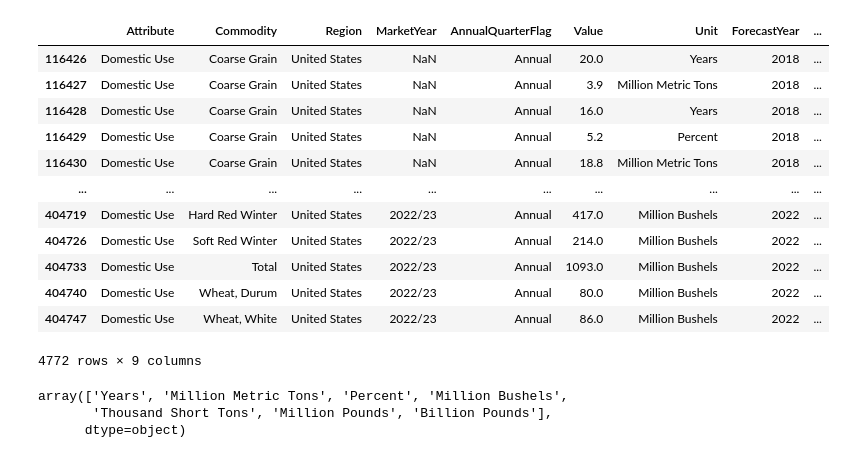
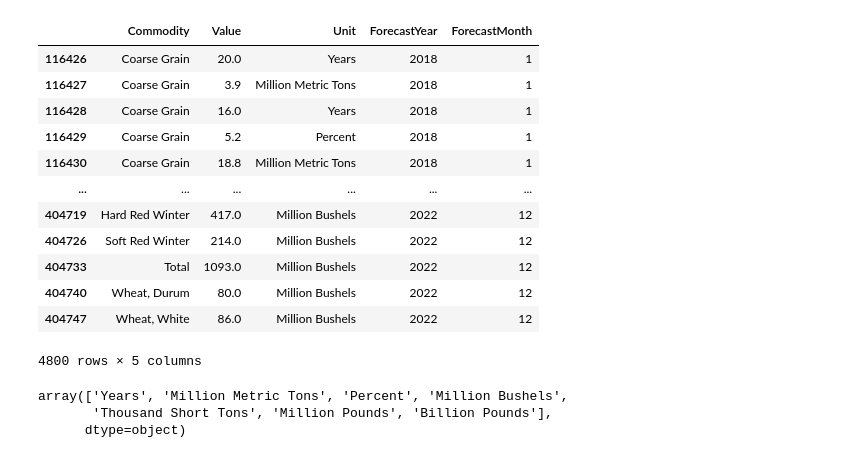
Before and after one commit to ajoyg/covid19_food_prod_impact, a Jupyter notebook: food_production_analysis/UDSA_Analysis.ipynb, the cells around one changed output. Saved outputs shown, nothing was run; the diff lists cells and outputs as text; code cells hidden in the pictures.

```diff
--- a/food_production_analysis/UDSA_Analysis.ipynb
+++ b/food_production_analysis/UDSA_Analysis.ipynb
@@ -47,20 +59,20 @@ memory usage: 49.8+ MB
 # %%
-usda_us_5_years_df = usda_df.loc[(usda_df['Region'] =='United States') & (usda_df['Attribute'] == 'Domestic Use') & (usda_df['Commodity'] != 'Cotton') & (usda_df['ForecastYear'] > 2017) & (usda_df['ForecastYear'] < 2023),['Attribute','Commodity','Region','MarketYear','AnnualQuarterFlag','Value','Unit','ForecastYear','ForecastMonth']]
+usda_us_5_years_df = usda_df.loc[((usda_df['Region'] =='United States') | (usda_df['Region'] == 'U.S.')) & (usda_df['Attribute'] == 'Domestic Use') & (usda_df['Commodity'] != 'Cotton') & (usda_df['ForecastYear'] > 2017) & (usda_df['ForecastYear'] < 2023),['Commodity','Value','Unit','ForecastYear','ForecastMonth']]
 usda_us_5_years_df
 # %% [output]
-|  | Attribute | Commodity | Region | MarketYear | AnnualQuarterFlag | Value | Unit | ForecastYear | ... |
-| 116426 | Domestic Use | Coarse Grain | United States | NaN | Annual | 20.0 | Years | 2018 | ... |
-| 116427 | Domestic Use | Coarse Grain | United States | NaN | Annual | 3.9 | Million Metric Tons | 2018 | ... |
-| 116428 | Domestic Use | Coarse Grain | United States | NaN | Annual | 16.0 | Years | 2018 | ... |
-| 116429 | Domestic Use | Coarse Grain | United States | NaN | Annual | 5.2 | Percent | 2018 | ... |
-| 116430 | Domestic Use | Coarse Grain | United States | NaN | Annual | 18.8 | Million Metric Tons | 2018 | ... |
-| ... | ... | ... | ... | ... | ... | ... | ... | ... | ... |
-| 404719 | Domestic Use | Hard Red Winter | United States | 2022/23 | Annual | 417.0 | Million Bushels | 2022 | ... |
-| 404726 | Domestic Use | Soft Red Winter | United States | 2022/23 | Annual | 214.0 | Million Bushels | 2022 | ... |
-| 404733 | Domestic Use | Total | United States | 2022/23 | Annual | 1093.0 | Million Bushels | 2022 | ... |
-| 404740 | Domestic Use | Wheat, Durum | United States | 2022/23 | Annual | 80.0 | Million Bushels | 2022 | ... |
-| 404747 | Domestic Use | Wheat, White | United States | 2022/23 | Annual | 86.0 | Million Bushels | 2022 | ... |
+|  | Commodity | Value | Unit | ForecastYear | ForecastMonth |
+| 116426 | Coarse Grain | 20.0 | Years | 2018 | 1 |
+| 116427 | Coarse Grain | 3.9 | Million Metric Tons | 2018 | 1 |
+| 116428 | Coarse Grain | 16.0 | Years | 2018 | 1 |
+| 116429 | Coarse Grain | 5.2 | Percent | 2018 | 1 |
+| 116430 | Coarse Grain | 18.8 | Million Metric Tons | 2018 | 1 |
+| ... | ... | ... | ... | ... | ... |
+| 404719 | Hard Red Winter | 417.0 | Million Bushels | 2022 | 12 |
+| 404726 | Soft Red Winter | 214.0 | Million Bushels | 2022 | 12 |
+| 404733 | Total | 1093.0 | Million Bushels | 2022 | 12 |
+| 404740 | Wheat, Durum | 80.0 | Million Bushels | 2022 | 12 |
+| 404747 | Wheat, White | 86.0 | Million Bushels | 2022 | 12 |
-4772 rows × 9 columns
+4800 rows × 5 columns
 # %%
 usda_us_5_years_df['Unit'].unique()
 # %% [output]
```
Also changed, not shown: parts of 16 cells of this notebook, 16 other files.
